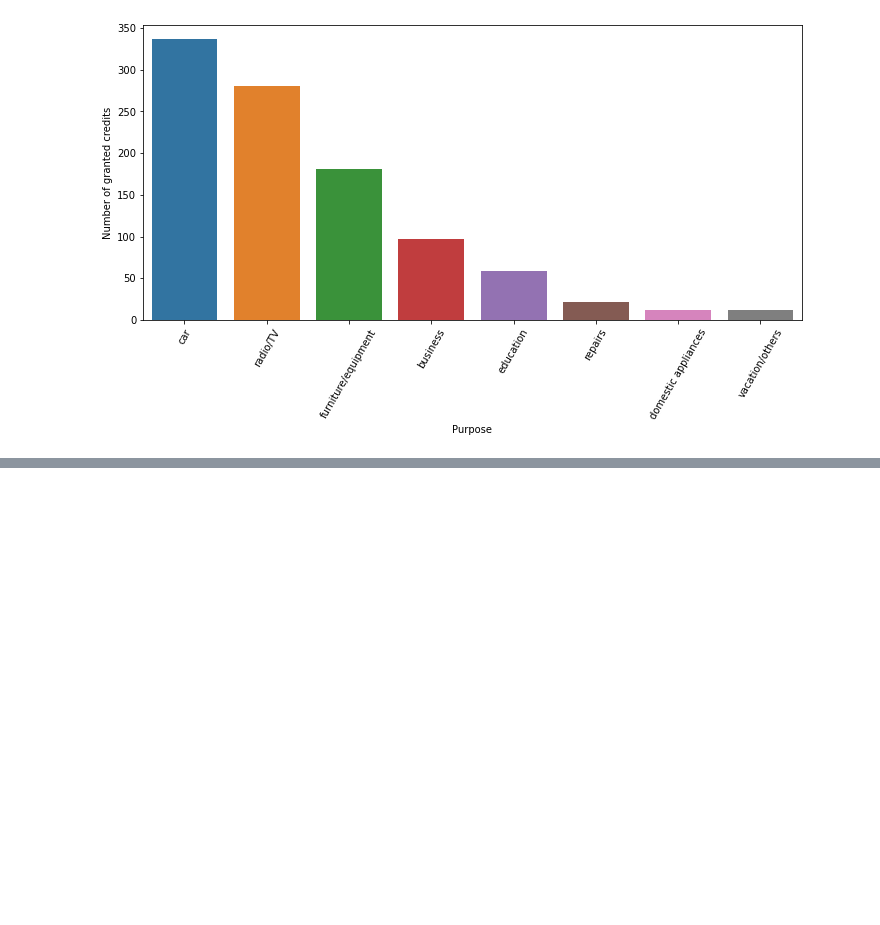
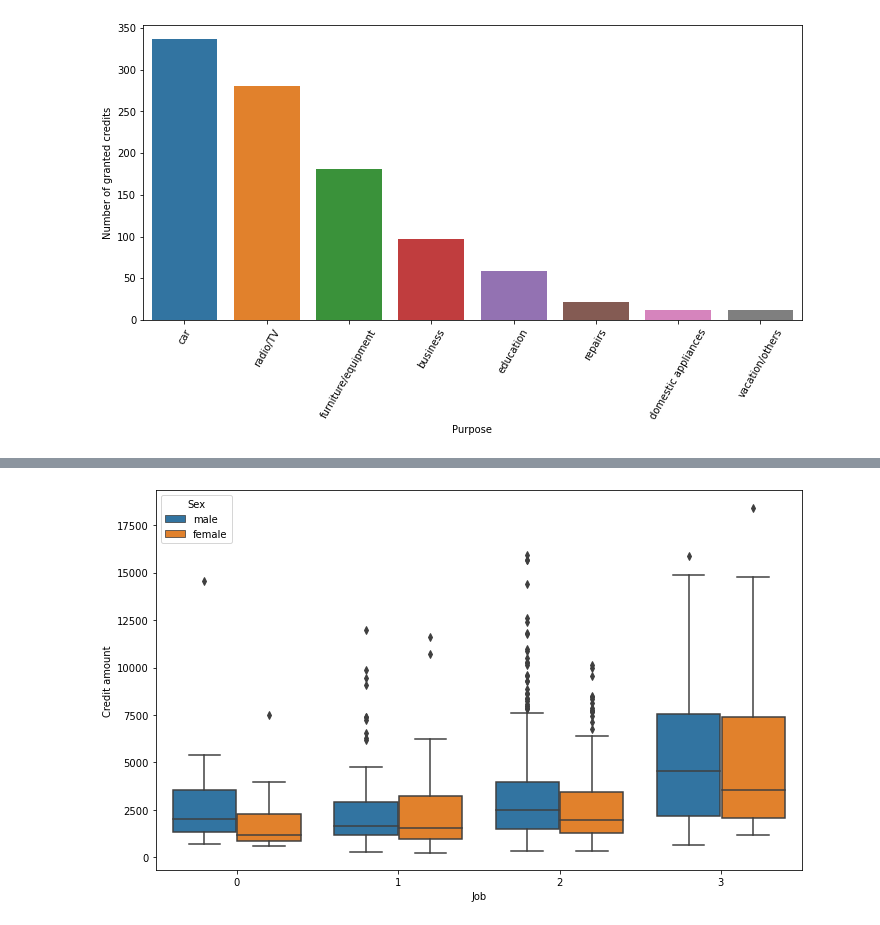
Before and after one commit to bor20/credit, a Jupyter notebook: credit.ipynb, the cells around one changed output, grey strips where cells are left out. Cells and saved outputs as stored; diff of their text form; code cells hidden in the pictures; blank space fills up the shorter version.

```diff
--- a/credit.ipynb
+++ b/credit.ipynb
@@ -171,0 +187,4 @@ plt.tight_layout()
+# %%
+boxes("Job","Credit amount","Sex",r=0)
+# %% [output]
+[figure, added]
```
Also changed, not shown: parts of 13 cells of this notebook.
